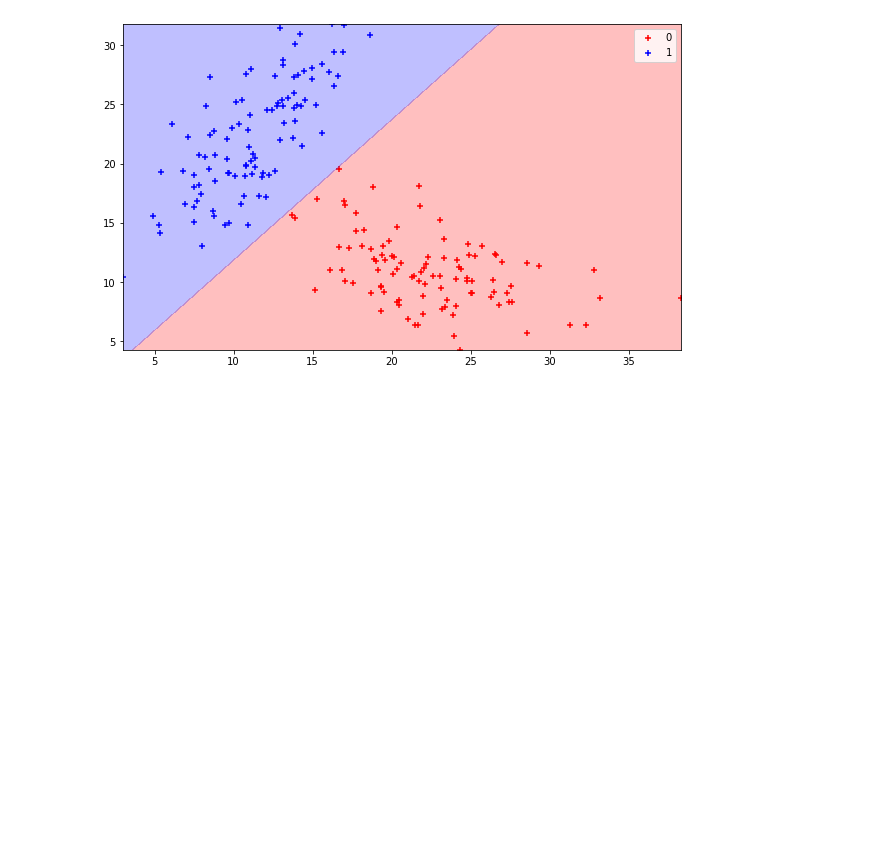
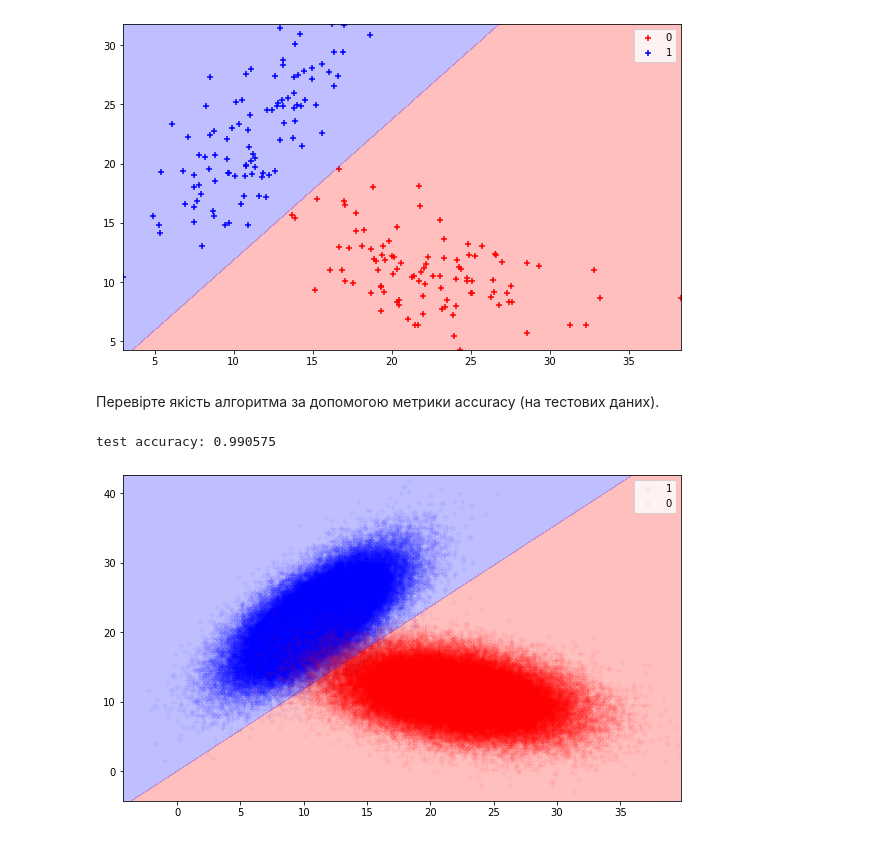
Before and after one commit to valeria-scherb/da-labs, a Jupyter notebook: Laba1.ipynb, the cells around one changed output. Saved outputs shown, nothing was run; the diff lists cells and outputs as text; code cells hidden in the pictures; blank space fills up the shorter version.

Commit message:
test data for part 2

```diff
--- a/Laba1.ipynb
+++ b/Laba1.ipynb
@@ -115,3 +129,27 @@ probs = sigm(np.dot(grid, C)).reshape(xx1.shape)
 plt.contourf(xx1, xx2, probs, [0, 0.5, 1], colors=['red', 'blue', 'black'], alpha=0.25);
 # %% [output]
 [figure]
+# %% [markdown]
+Перевірте якість алгоритма за допомогою метрики accuracy (на тестових даних).
+# %%
+test_points = 100000
+t_pts_1 = np.random.multivariate_normal(mean_1, cov_1, test_points)
+t_pts_2 = np.random.multivariate_normal(mean_2, cov_2, test_points)
+# -------------------------------------------------
+tX = np.concatenate((t_pts_1, t_pts_2))
+ty = np.concatenate((np.zeros(test_points), np.ones(test_points)))
+# -------------------------------------------------
+print('test accuracy:', (np.round(sigm(np.dot(tX, C))) == ty).mean())
+plt.figure(figsize=(10, 6))
+plt.scatter(tX[ty == 1][:, 0], tX[ty == 1][:, 1], marker='+', color='blue', label='1', alpha=0.05)
+plt.scatter(tX[ty == 0][:, 0], tX[ty == 0][:, 1], marker='+', color='red', label='0', alpha=0.05)
+plt.legend()
+x1_min, x1_max = tX[:,0].min(), tX[:,0].max(),
+x2_min, x2_max = tX[:,1].min(), tX[:,1].max(),
+xx1, xx2 = np.meshgrid(np.linspace(x1_min, x1_max), np.linspace(x2_min, x2_max))
+grid = np.c_[xx1.ravel(), xx2.ravel()]
+probs = sigm(np.dot(grid, C)).reshape(xx1.shape)
+plt.contourf(xx1, xx2, probs, [0, 0.5, 1], colors=['red', 'blue', 'black'], alpha=0.25);
+# %% [output]
+test accuracy: 0.990575
+[figure, added]
```
Also changed, not shown: parts of 8 cells of this notebook.
